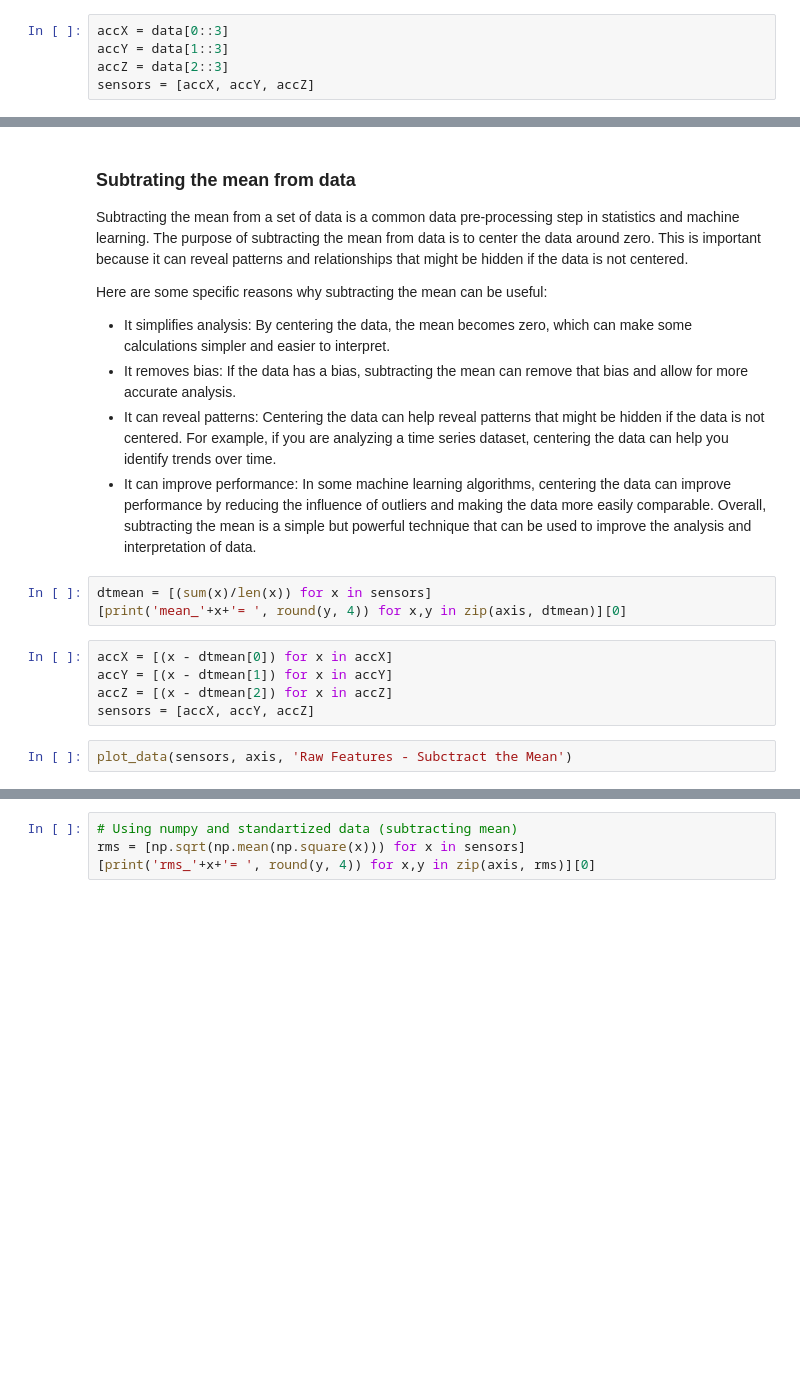
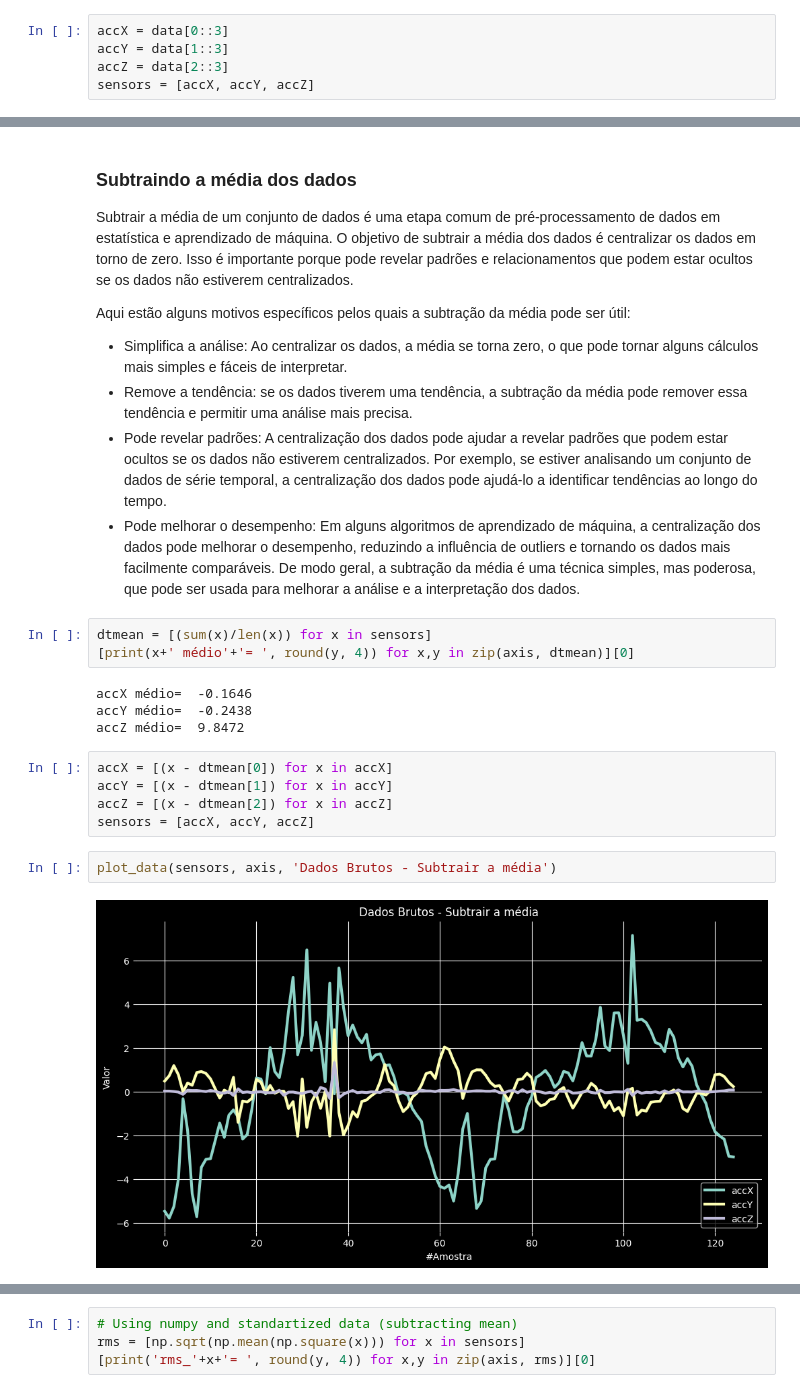
Before and after one commit to fabiobento/continuous-motion-recognition, a Jupyter notebook: Edge_Impulse_Spectral_Analysis_Block.ipynb, the cells around one changed output, grey strips where cells are left out. Saved outputs shown, nothing was run; the diff lists cells and outputs as text; blank space fills up the shorter version.

```diff
--- a/Edge_Impulse_Spectral_Analysis_Block.ipynb
+++ b/Edge_Impulse_Spectral_Analysis_Block.ipynb
@@ -125,24 +128,30 @@ plot_data(sensors, axis, 'Características Brutas')
 # %% [output]
 [figure]
 # %% [markdown]
-### Subtrating the mean from data
-Subtracting the mean from a set of data is a common data pre-processing step in statistics and machine learning. The purpose of subtracting the mean from data is to center the data around zero. This is important because it can reveal patterns and relationships that might be hidden if the data is not centered.
+### Subtraindo a média dos dados
+Subtrair a média de um conjunto de dados é uma etapa comum de pré-processamento de dados em estatística e aprendizado de máquina. O objetivo de subtrair a média dos dados é centralizar os dados em torno de zero. Isso é importante porque pode revelar padrões e relacionamentos que podem estar ocultos se os dados não estiverem centralizados.
 
-Here are some specific reasons why subtracting the mean can be useful:
+Aqui estão alguns motivos específicos pelos quais a subtração da média pode ser útil:
 
-- It simplifies analysis: By centering the data, the mean becomes zero, which can make some calculations simpler and easier to interpret.
-- It removes bias: If the data has a bias, subtracting the mean can remove that bias and allow for more accurate analysis.
-- It can reveal patterns: Centering the data can help reveal patterns that might be hidden if the data is not centered. For example, if you are analyzing a time series dataset, centering the data can help you identify trends over time.
-- It can improve performance: In some machine learning algorithms, centering the data can improve performance by reducing the influence of outliers and making the data more easily comparable.
-Overall, subtracting the mean is a simple but powerful technique that can be used to improve the analysis and interpretation of data.
+- Simplifica a análise: Ao centralizar os dados, a média se torna zero, o que pode tornar alguns cálculos mais simples e fáceis de interpretar.
+- Remove a tendência: se os dados tiverem uma tendência, a subtração da média pode remover essa tendência e permitir uma análise mais precisa.
+- Pode revelar padrões: A centralização dos dados pode ajudar a revelar padrões que podem estar ocultos se os dados não estiverem centralizados. Por exemplo, se estiver analisando um conjunto de dados de série temporal, a centralização dos dados pode ajudá-lo a identificar tendências ao longo do tempo.
+- Pode melhorar o desempenho: Em alguns algoritmos de aprendizado de máquina, a centralização dos dados pode melhorar o desempenho, reduzindo a influência de outliers e tornando os dados mais facilmente comparáveis.
+De modo geral, a subtração da média é uma técnica simples, mas poderosa, que pode ser usada para melhorar a análise e a interpretação dos dados.
 # %%
 dtmean = [(sum(x)/len(x)) for x in sensors]
-[print('mean_'+x+'= ', round(y, 4)) for x,y in zip(axis, dtmean)][0]
+[print(x+' médio'+'= ', round(y, 4)) for x,y in zip(axis, dtmean)][0]
+# %% [output]
+accX médio=  -0.1646
+accY médio=  -0.2438
+accZ médio=  9.8472
 # %%
 accX = [(x - dtmean[0]) for x in accX]
 accY = [(x - dtmean[1]) for x in accY]
 accZ = [(x - dtmean[2]) for x in accZ]
 sensors = [accX, accY, accZ]
 # %%
-plot_data(sensors, axis, 'Raw Features - Subctract the Mean')
+plot_data(sensors, axis, 'Dados Brutos - Subtrair a média')
+# %% [output]
+[figure, added]
 # %% [markdown]
```
Also changed, not shown: parts of 5 cells of this notebook.
